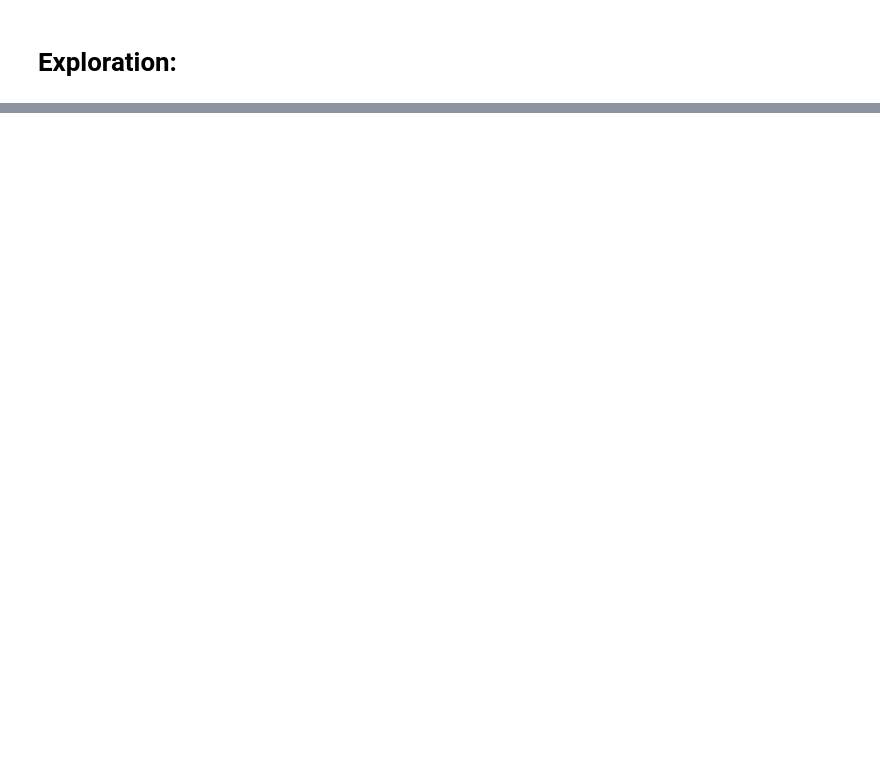
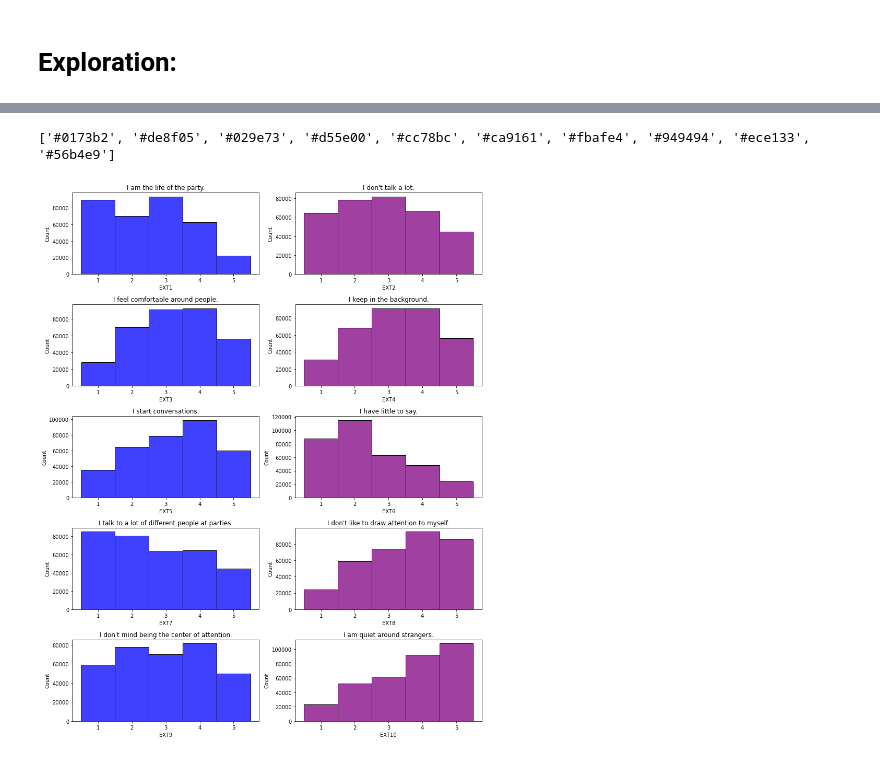
Before and after one commit to greg-maggard/big_5_project, a Jupyter notebook: big_5_analysis.ipynb, the cells around one changed output, grey strips where cells are left out. Drawn from its saved outputs; the diff is of its cells as text; code cells hidden in the pictures; blank space fills up the shorter version.

```diff
--- a/big_5_analysis.ipynb
+++ b/big_5_analysis.ipynb
@@ -223,5 +144,0 @@ for i in list(extroversion.keys()):
-# %%
-#Graphing distributions for responses on quesitons related to neuroticism:
-for i in list(neuroticism.keys()):
-    train[i].plot.hist().set_title(neuroticism[i])
-    plt.figure();
@@ -240,5 +144,0 @@ for i in list(neuroticism.keys()):
-# %%
-#Graphing distributions for responses on quesitons related to agreeableness:
-for i in list(agreeableness.keys()):
-    train[i].plot.hist().set_title(agreeableness[i])
-    plt.figure();
@@ -257,5 +144,0 @@ for i in list(agreeableness.keys()):
-# %%
-#Graphing distributions for responses on quesitons related to conscientiousness:
-for i in list(conscientiousness.keys()):
-    train[i].plot.hist().set_title(conscientiousness[i])
-    plt.figure();
@@ -274,5 +144,0 @@ for i in list(conscientiousness.keys()):
-# %%
-#Graphing distributions for responses on quesitons related to openness:
-for i in list(openness.keys()):
-    train[i].plot.hist().set_title(openness[i])
-    plt.figure();
@@ -312,0 +159,20 @@ for i in openness.keys():
+# %%
+print(pal.as_hex())
+# %% [output]
+['#0173b2', '#de8f05', '#029e73', '#d55e00', '#cc78bc', '#ca9161', '#fbafe4', '#949494', '#ece133', '#56b4e9']
+# %%
+#fig = plt.subplots(ncols=5, nrows=2)
+keys = list(extroversion.keys())
+bins = [.5,1.5,2.5,3.5,4.5,5.5]
+
+plt.figure(figsize = (12,15))
+for count, i in enumerate(keys):
+    if i in reverse_scored:
+        rs = 'purple'
+    else:
+        rs = 'blue'
+    plt.subplot(5, 2, count + 1)
+    sns.histplot(data = train[i].astype(int), bins=bins, color = rs).set(title = extroversion[i]);
+plt.tight_layout();
+# %% [output]
+[figure, added]
```
Also changed, not shown: parts of 42 cells of this notebook.
